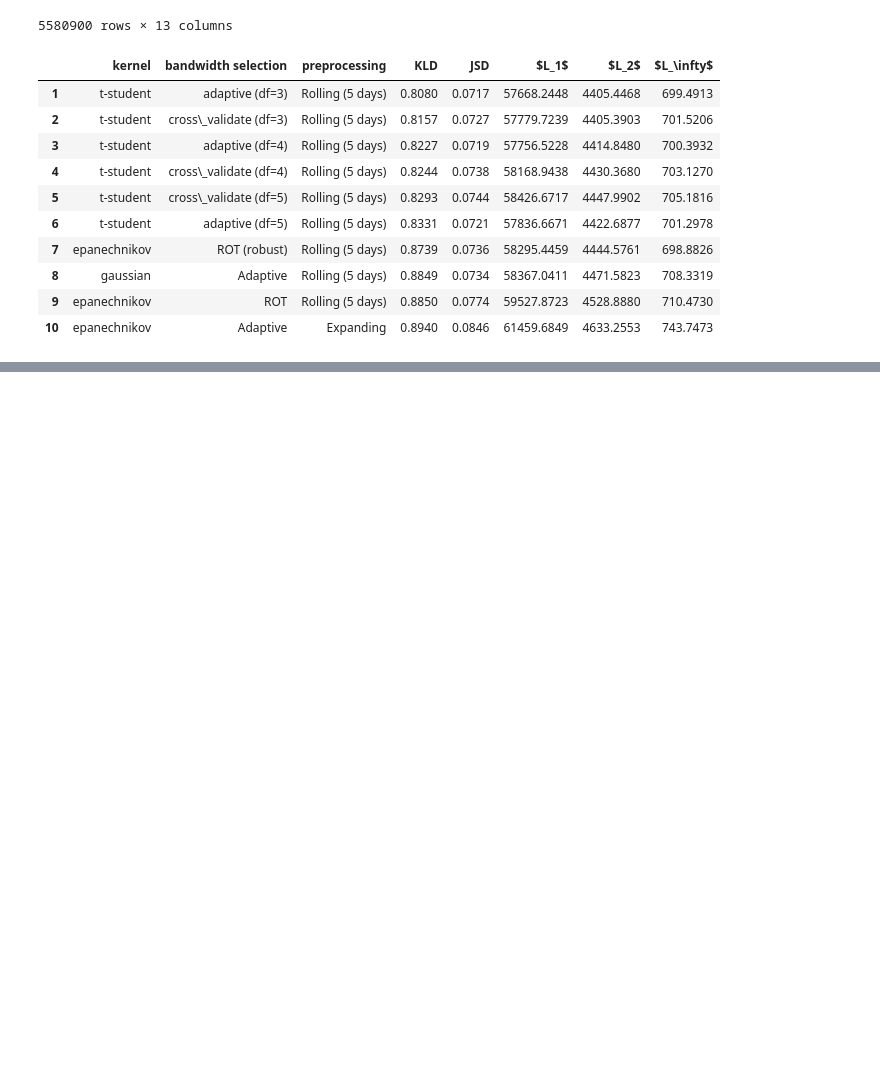
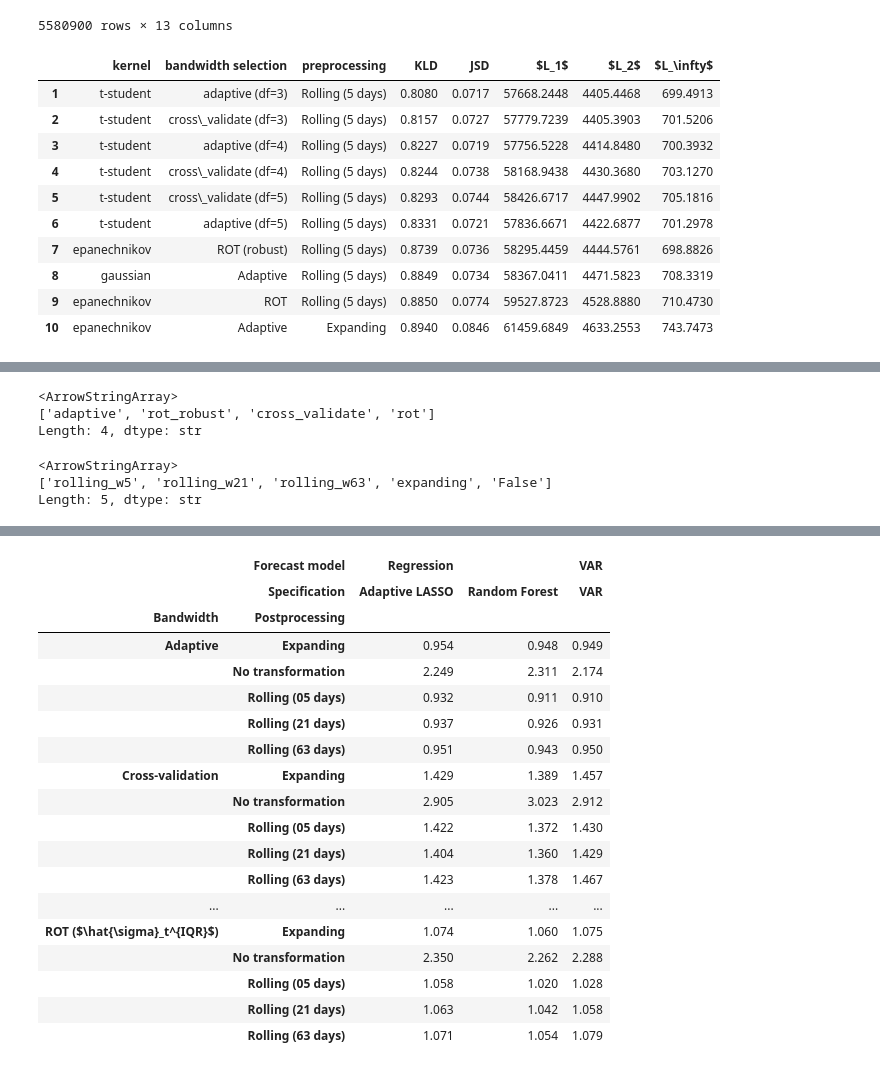
Before and after one commit to matheus-vizzotto/densities4risk, a Jupyter notebook: reports/tables/03_tables_emp_results.ipynb, the cells around one changed output, grey strips where cells are left out. Cells and saved outputs as stored; diff of their text form; code cells hidden in the pictures; blank space fills up the shorter version.

```diff
--- a/reports/tables/03_tables_emp_results.ipynb
+++ b/reports/tables/03_tables_emp_results.ipynb
@@ -228,3 +233,28 @@ os.getcwd()
+# %%
+df_summary.bandwidth_family.unique()
+# %% [output]
+<ArrowStringArray>
+['adaptive', 'rot_robust', 'cross_validate', 'rot']
+Length: 4, dtype: str
+# %%
+df_summary.postprocessing.unique()
+# %% [output]
+<ArrowStringArray>
+['rolling_w5', 'rolling_w21', 'rolling_w63', 'expanding', 'False']
+Length: 5, dtype: str
+# %%
+df_summary.loc[:, "postprocessing"] = df_summary.loc[:, "postprocessing"].str.replace("rolling_w5", "Rolling (05 days)")
+df_summary.loc[:, "postprocessing"] = df_summary.loc[:, "postprocessing"].str.replace("rolling_w21", "Rolling (21 days)")
+df_summary.loc[:, "postprocessing"] = df_summary.loc[:, "postprocessing"].str.replace("rolling_w63", "Rolling (63 days)")
+df_summary.loc[:, "postprocessing"] = df_summary.loc[:, "postprocessing"].str.replace("expanding", "Expanding")
+df_summary.loc[:, "postprocessing"] = df_summary.loc[:, "postprocessing"].str.replace("False", "No transformation")
+df_summary.loc[:, "etahat_fc_model"] = df_summary.loc[:, "etahat_fc_model"].str.replace("regression", "Regression")
+df_summary.loc[:, "etahat_fc_model_spec"] = df_summary.loc[:, "etahat_fc_model_spec"].str.replace("randomforest", "Random Forest")
+df_summary.loc[:, "etahat_fc_model_spec"] = df_summary.loc[:, "etahat_fc_model_spec"].str.replace("adalasso", "Adaptive LASSO")
+df_summary.loc[:, "bandwidth_family"] = df_summary.loc[:, "bandwidth_family"].str.replace("adaptive", "Adaptive")
+df_summary.loc[:, "bandwidth_family"] = df_summary.loc[:, "bandwidth_family"].str.replace("rot_robust", "ROT ($\\hat{\\sigma}_t^{IQR}$)")
+df_summary.loc[:, "bandwidth_family"] = df_summary.loc[:, "bandwidth_family"].str.replace("rot", "ROT ($\\hat{\\sigma}_t$)")
+df_summary.loc[:, "bandwidth_family"] = df_summary.loc[:, "bandwidth_family"].str.replace("cross_validate", "Cross-validation")
 # %%
 import os
 import matplotlib.colors as mcolors
@@ -234,7 +264,9 @@ os.makedirs(output_folder, exist_ok=True)
 
 metric = "KLD"
 
+# ------------------------------------------------------------------
 # Same color scale for every kernel
+# ------------------------------------------------------------------
 all_values = (
     df_summary[df_summary["metric"] == metric]
     .pivot_table(
@@ -248,12 +280,14 @@ all_values = (
 vmin = all_values.min().min()
 vmax = all_values.max().max()
 
-# Optional: use your pastel palette
 pastel_colors = ["#60d394", "#c3c3c3", "#ee6055"]
 soft_cmap = mcolors.LinearSegmentedColormap.from_list(
     "soft_rdylgn", pastel_colors
 )
 
+# ------------------------------------------------------------------
+# Create one table for each kernel
+# ------------------------------------------------------------------
 for kernel in sorted(df_summary["kernel"].unique()):
 
     table = (
@@ -276,7 +310,7 @@ for kernel in sorted(df_summary["kernel"].unique()):
     styled = (
         table.style
         .background_gradient(
-            cmap=soft_cmap,      # or "RdYlGn_r"
+            cmap="RdYlGn_r",      # or soft_cmap
             axis=None,
             vmin=vmin,
             vmax=vmax,
@@ -284,12 +318,39 @@ for kernel in sorted(df_summary["kernel"].unique()):
         .format("{:.3f}")
     )
 
+    display(styled)
+
     latex = styled.to_latex(
         convert_css=True,
         hrules=True,
         multicol_align="c",
     )
 
+    # ==============================================================
+    # Insert a horizontal black line before every bandwidth block
+    # ==============================================================
+    lines = latex.splitlines()
+    new_lines = []
+
+    first_bandwidth = True
+
+    for line in lines:
+
+        # Pandas writes one \multirow for each bandwidth block
+        if r"\multirow" in line:
+            if not first_bandwidth:
+                new_lines.append(r"\specialrule{0.8pt}{0pt}{0pt}")
+                # If you prefer a normal rule, replace with:
+                # new_lines.append(r"\midrule")
+            first_bandwidth = False
+
+        new_lines.append(line)
+
+    latex = "\n".join(new_lines)
+
+    # ==============================================================
+    # Wrap table
+    # ==============================================================
     latex = wrap_table(
         latex,
         caption=f"KLD forecasting loss using the {kernel.capitalize()} kernel.",
@@ -302,3 +363,4 @@ for kernel in sorted(df_summary["kernel"].unique()):
         encoding="utf-8",
     ) as f:
         f.write(latex)
+# %% [output]
@@ -304,0 +385,19 @@ for kernel in sorted(df_summary["kernel"].unique()):
+|  | Forecast model | Regression |  | VAR |
+|  | Specification | Adaptive LASSO | Random Forest | VAR |
+| Bandwidth | Postprocessing |  |  |  |
+| Adaptive | Expanding | 0.954 | 0.948 | 0.949 |
+|  | No transformation | 2.249 | 2.311 | 2.174 |
+|  | Rolling (05 days) | 0.932 | 0.911 | 0.910 |
+|  | Rolling (21 days) | 0.937 | 0.926 | 0.931 |
+|  | Rolling (63 days) | 0.951 | 0.943 | 0.950 |
+| Cross-validation | Expanding | 1.429 | 1.389 | 1.457 |
+|  | No transformation | 2.905 | 3.023 | 2.912 |
+|  | Rolling (05 days) | 1.422 | 1.372 | 1.430 |
+|  | Rolling (21 days) | 1.404 | 1.360 | 1.429 |
+|  | Rolling (63 days) | 1.423 | 1.378 | 1.467 |
+| ... | ... | ... | ... | ... |
+| ROT ($\hat{\sigma}_t^{IQR}$) | Expanding | 1.074 | 1.060 | 1.075 |
+|  | No transformation | 2.350 | 2.262 | 2.288 |
+|  | Rolling (05 days) | 1.058 | 1.020 | 1.028 |
+|  | Rolling (21 days) | 1.063 | 1.042 | 1.058 |
+|  | Rolling (63 days) | 1.071 | 1.054 | 1.079 |
```
Also changed, not shown: parts of 3 cells of this notebook.
